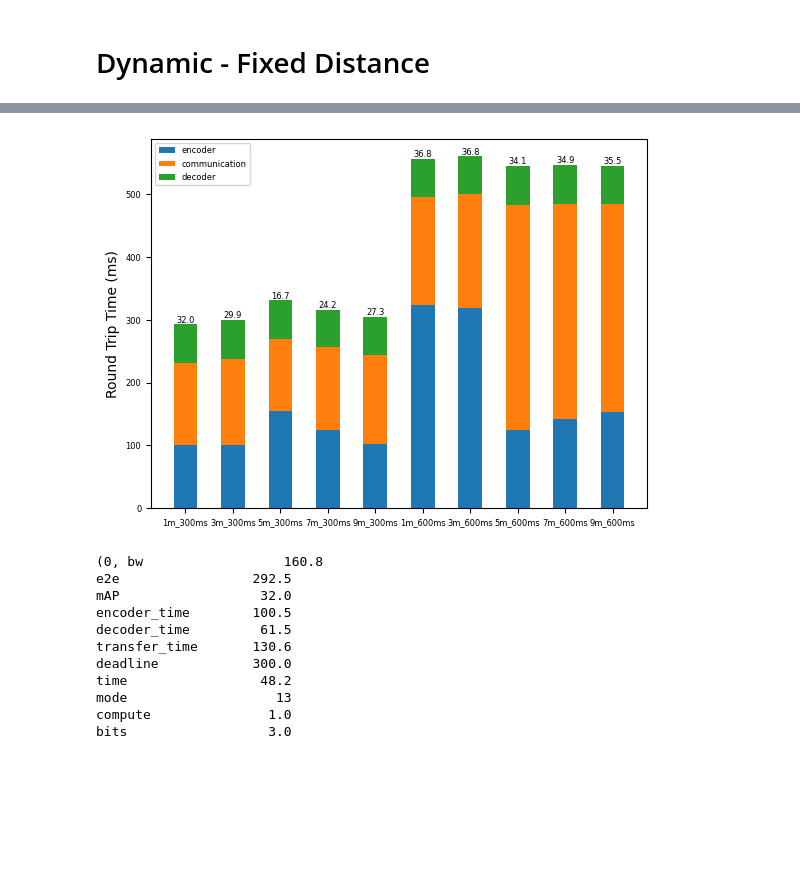
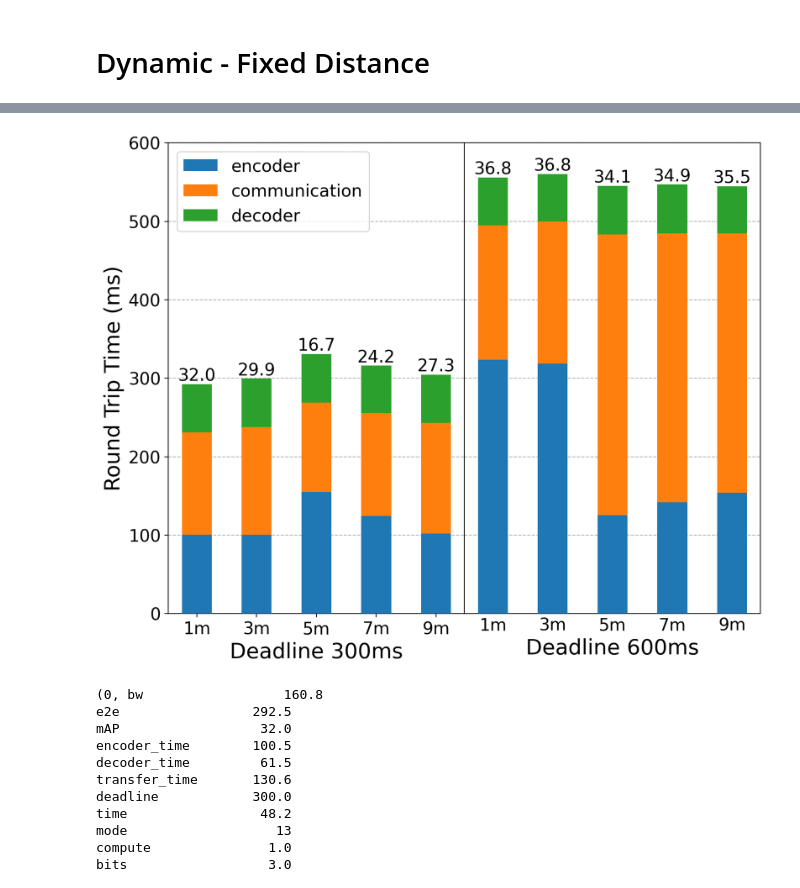
Before and after one commit to jsiloto/adaptive-cod-on-device, a Jupyter notebook: results/plots.ipynb, the cells around one changed output, grey strips where cells are left out. Saved outputs shown, nothing was run; the diff lists cells and outputs as text; code cells hidden in the pictures; blank space fills up the shorter version.

```diff
--- a/results/plots.ipynb
+++ b/results/plots.ipynb
@@ -199,7 +199,7 @@ plt.rc('ytick', labelsize=SMALL_SIZE)    # fontsize of the tick labels
 plt.rc('legend', fontsize=SMALL_SIZE)    # legend fontsize
 plt.rc('figure', titlesize=BIGGER_SIZE)  # fontsize of the figure title
 
-results = read_jsonlines_file('output_Test.jsonl')
+results = read_jsonlines_file('output.jsonl')
 fig, ax = plt.subplots(5, 1, figsize=(5, 10), dpi=200)
 
 
@@ -231,6 +231,20 @@ plt.savefig("dynamic.pdf")
 # %% [markdown]
 # Dynamic - Fixed Distance
 # %%
+SMALL_SIZE = 16
+MEDIUM_SIZE = 18
+BIGGER_SIZE = 20
+
+plt.rc('font', size=SMALL_SIZE)          # controls default text sizes
+plt.rc('axes', titlesize=MEDIUM_SIZE)     # fontsize of the axes title
+plt.rc('axes', labelsize=BIGGER_SIZE)    # fontsize of the x and y labels
+plt.rc('xtick', labelsize=SMALL_SIZE)    # fontsize of the tick labels
+plt.rc('ytick', labelsize=SMALL_SIZE)    # fontsize of the tick labels
+plt.rc('legend', fontsize=SMALL_SIZE)    # legend fontsize
+plt.rc('figure', titlesize=BIGGER_SIZE)  # fontsize of the figure title
+
+
+
 import itertools
 distances = [1, 3, 5, 7, 9]
 deadlines = [300, 600]
@@ -241,47 +255,60 @@ for c in configs:
     try:
         results = read_jsonlines_file(f'output_distance_{c[0]}_deadline_{c[1]}.jsonl')
         results = average_results(results)
-        results["label"] = f"{c[0]}m_{c[1]}ms"
+        results["label"] = f"{c[0]}m"
         df = df.append(results, ignore_index=True)
     except:
         pass
 
 df = df.sort_values("deadline")
-print(df)
+df1 = df[df["deadline"] == 300.0]
+df2 = df[df["deadline"] == 600.0]
+print(df1)
 # df = df.set_index("label")
 
 
-labels = ['G1', 'G2', 'G3', 'G4', 'G5']
-men_means = [20, 35, 30, 35, 27]
-women_means = [25, 32, 34, 20, 25]
-men_std = [2, 3, 4, 1, 2]
-women_std = [3, 5, 2, 3, 3]
 width = 0.5       # the width of the bars: can also be len(x) sequence
 
-fig, ax = plt.subplots()
+fig, ax = plt.subplots(1, 2, figsize=(10, 8), dpi=200)
 
-rects = ax.bar(df["label"], df["encoder_time"], width, label='encoder')
-ax.bar(df["label"], df["transfer_time"], width, bottom=df["encoder_time"], label='communication')
-ax.bar(df["label"], df["decoder_time"], width, bottom=df["encoder_time"]+df["transfer_time"], label='decoder')
+
+def plotdf(df, ax):
+    rects = ax.bar(df1["label"], df["encoder_time"], width, label='encoder', zorder=3)
+    ax.bar(df["label"], df["transfer_time"], width,
+           bottom=df["encoder_time"], label='communication', zorder=3)
+    ax.bar(df["label"], df["decoder_time"], width,
+           bottom=df["encoder_time"]+df["transfer_time"], label='decoder', zorder=3)
+
+    # Add counts above the two bar graphs
+    for i, row in enumerate(df.iterrows()):
+        row = row[1]
+        height = row["encoder_time"]+row["transfer_time"]+row["decoder_time"]
+        rect = rects[i]
+        ax.text(rect.get_x() + rect.get_width() / 2.0, height, f'{row["mAP"]}',
+                ha='center', va='bottom', zorder=3)
+
+    ax.set_ylim(0, 600)
+
+    # plt.axhline(y = 300, color = 'black', linestyle = '--')
+    # plt.axhline(y = 600, color = 'black', linestyle = '--')
 
 
 
-# Add counts above the two bar graphs
-for i, row in enumerate(df.iterrows()):
-    row = row[1]
-    height = row["encoder_time"]+row["transfer_time"]+row["decoder_time"]
-    rect = rects[i]
-    plt.text(rect.get_x() + rect.get_width() / 2.0, height, f'{row["mAP"]}', ha='center', va='bottom')
+ax[0].grid(axis='y',linestyle='--', zorder=0)
+ax[1].grid(axis='y',linestyle='--', zorder=0)
+plotdf(df1, ax[0])
+plotdf(df2, ax[1])
+ax[0].set_ylabel("Round Trip Time (ms)")
+ax[0].legend(loc='upper left')
+ax[1].tick_params(axis=u'both', which=u'both',length=0)
 
 
+ax[0].set_xlabel("Deadline 300ms")
+ax[1].set_xlabel("Deadline 600ms")
 
-# plt.axhline(y = 300, color = 'black', linestyle = '--')
-# plt.axhline(y = 600, color = 'black', linestyle = '--')
-
-ax.set_ylabel("Round Trip Time (ms)")
-
-ax.legend()
-plt.savefig("graph_distances.pdf", dpi=500)
+plt.setp(ax[1].get_yticklabels(), visible=False)
+plt.subplots_adjust(wspace=0, hspace=0)
+plt.savefig("graph_distances.pdf", dpi=500,bbox_inches='tight')
 # %% [output]
       bw    e2e   mAP  encoder_time  decoder_time  transfer_time  deadline  \
 0  160.8  292.5  32.0         100.5          61.5          130.6     300.0
@@ -303,4 +326,4 @@ plt.savefig("graph_distances.pdf", dpi=500)
-[figure, old version]
+[figure, new version]
 # %%
 for a in df.iterrows():
     print(a)
```
Also changed, not shown: parts of 2 cells of this notebook.
